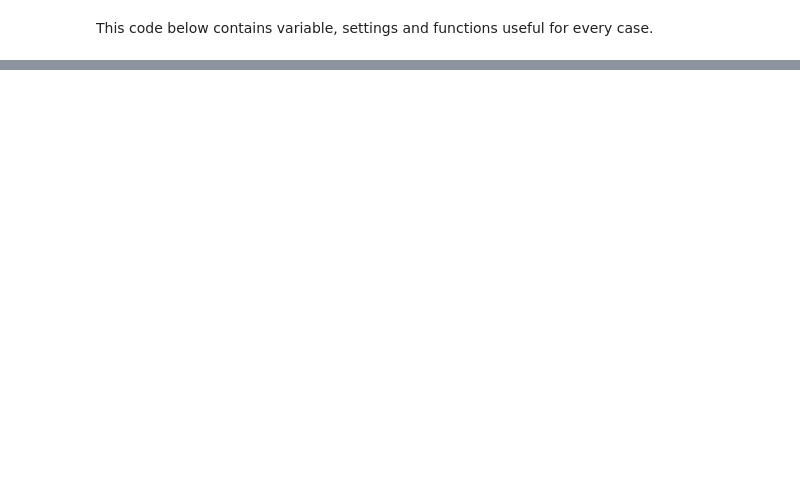
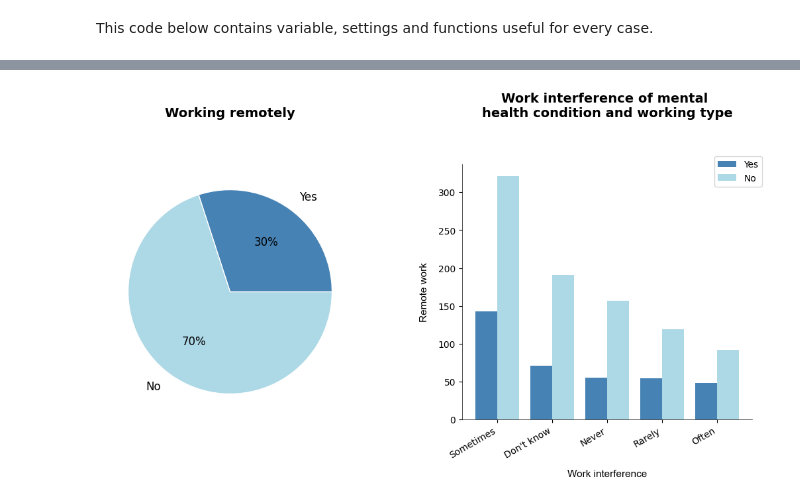
Before and after one commit to EmmaTosato/Programming_Project, a Jupyter notebook: jupyter_project.ipynb, the cells around one changed output, grey strips where cells are left out. Cells and saved outputs as stored; diff of their text form; code cells hidden in the pictures; blank space fills up the shorter version.

```diff
--- a/jupyter_project.ipynb
+++ b/jupyter_project.ipynb
@@ -698,0 +549,44 @@ for col in object_cols:
+# %%
+# 1
+labels_rw = mental_health_df['remote_work'].value_counts().index.to_list()[::-1]               # Yes, No
+counts_rw = list(map(lambda x: round((x/tot_rows),2), mental_health_df['remote_work'].value_counts().reindex(index= labels_rw)))
+
+# 2
+labels_work = mental_health_df['work_interfere'].value_counts().index.to_list()          # 'Sometimes', "Don't know", 'Never', 'Rarely', 'Often'
+df_rw_interf = mental_health_df.groupby(['work_interfere', 'remote_work'])['remote_work'].count().unstack(0)
+df_rw_interf = df_rw_interf.reindex(index = ['Yes', 'No'], columns=labels_work)
+yes_ans = list(df_rw_interf[:].loc['Yes'].values)
+no_ans = list(df_rw_interf[:].loc['No'].values)
+
+
+
+# The label locations
+x = np.arange(len(labels_work))
+width = 0.4  # the width of the bars
+
+# Plots
+fig1, (ax1, ax2) = plt.subplots(1,2,figsize =(13, 5))
+fig1.subplots_adjust(wspace=0.3)
+
+ax1.pie(counts_rw, labels = labels_rw, labeldistance=1.15, wedgeprops = { 'linewidth' : 1, 'edgecolor' : 'white' },
+        colors = colors , autopct='%1.0f%%', textprops={'fontsize': 12})
+ax2.bar(x - width/2, yes_ans, width, color= 'steelblue', label= 'Yes')
+ax2.bar(x + width/2, no_ans, width, color= 'lightblue', label ='No')
+
+# Labels, ticks
+ax2.set_xlabel("Work interference", labelpad= 10.0, fontname="Arial", fontsize=11, fontweight = 'medium')
+ax2.set_ylabel("Remote work", labelpad= 10.0, fontname="Arial", fontsize=11, fontweight = 'medium')
+ax2.set_xticks(list(range(0,5)), labels_work, rotation=30, ha='right')
+
+
+# Titles
+ax1.set_title('Working remotely', fontsize= 14, fontweight= 'heavy', color = 'black', y=1.15, pad=10)
+ax2.set_title('Work interference of mental \nhealth condition and working type', fontsize= 14, fontweight= 'heavy', color = 'black', y=1.15, pad=10)
+
+# Legend
+ax2.legend(loc = 'upper right', bbox_to_anchor=(0.55, 0.55, 0.5, 0.5))
+
+# Show
+plt.show()
+# %% [output]
+[figure, added]
```
Also changed, not shown: parts of 71 cells of this notebook, 1 other file.
